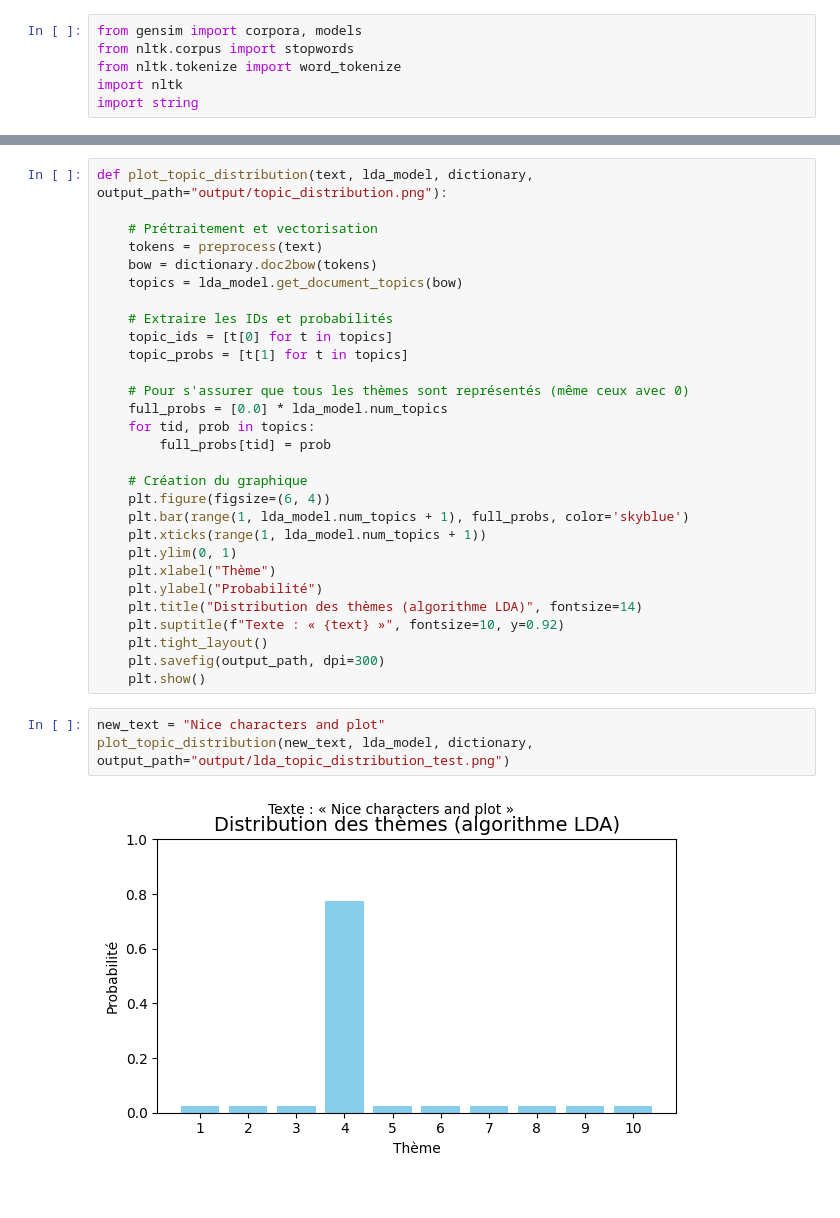
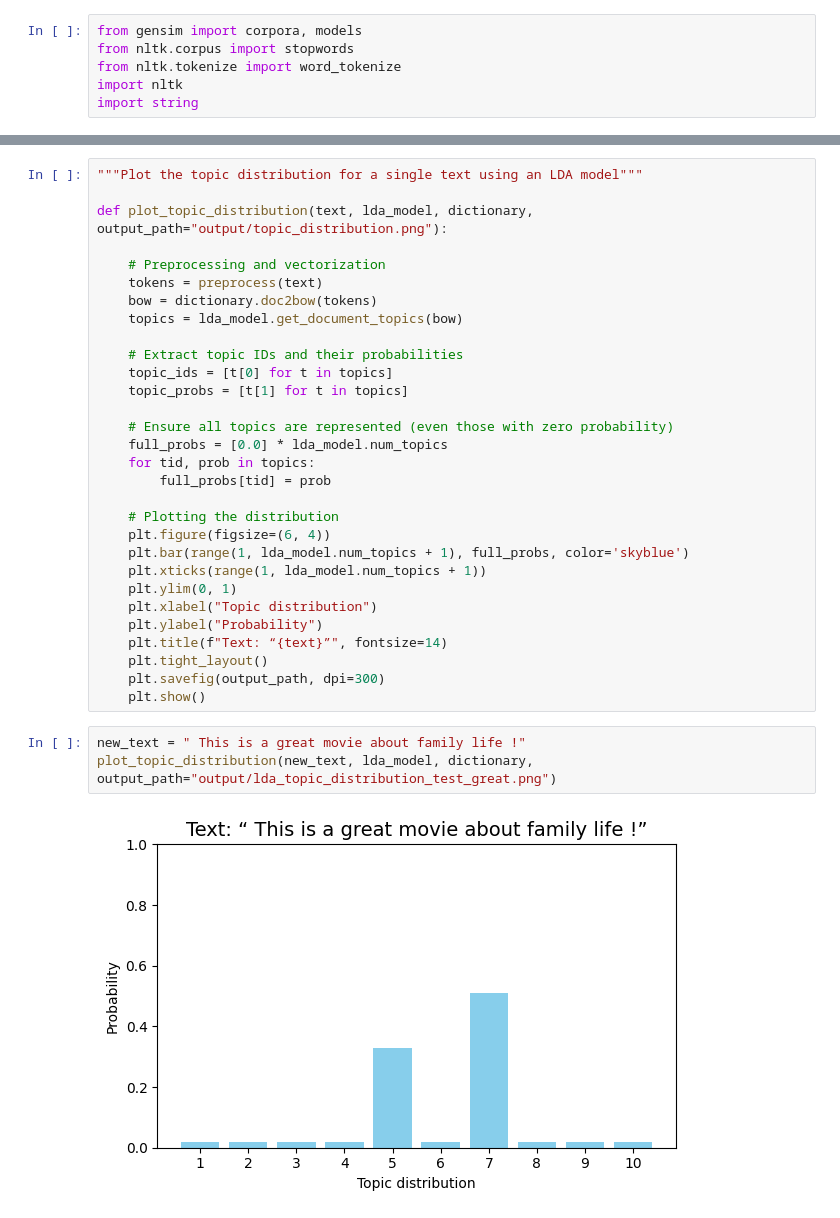
Before and after one commit to tonylauze/ensae_3A_S2_NLP, a Jupyter notebook: 1_descriptive_analysis_LDA.ipynb, the cells around one changed output, grey strips where cells are left out. Drawn from its saved outputs; the diff is of its cells as text.

Commit message:
output and code cleaning

```diff
--- a/1_descriptive_analysis_LDA.ipynb
+++ b/1_descriptive_analysis_LDA.ipynb
@@ -175,34 +176,35 @@ Inferred Topics:
 # %%
+"""Plot the topic distribution for a single text using an LDA model"""
+
 def plot_topic_distribution(text, lda_model, dictionary, output_path="output/topic_distribution.png"):
 
-    # Prétraitement et vectorisation
+    # Preprocessing and vectorization
     tokens = preprocess(text)
     bow = dictionary.doc2bow(tokens)
     topics = lda_model.get_document_topics(bow)
 
-    # Extraire les IDs et probabilités
+    # Extract topic IDs and their probabilities
     topic_ids = [t[0] for t in topics]
     topic_probs = [t[1] for t in topics]
 
-    # Pour s'assurer que tous les thèmes sont représentés (même ceux avec 0)
+    # Ensure all topics are represented (even those with zero probability)
     full_probs = [0.0] * lda_model.num_topics
     for tid, prob in topics:
         full_probs[tid] = prob
 
-    # Création du graphique
+    # Plotting the distribution
     plt.figure(figsize=(6, 4))
     plt.bar(range(1, lda_model.num_topics + 1), full_probs, color='skyblue')
     plt.xticks(range(1, lda_model.num_topics + 1))
     plt.ylim(0, 1)
-    plt.xlabel("Thème")
-    plt.ylabel("Probabilité")
-    plt.title("Distribution des thèmes (algorithme LDA)", fontsize=14)
-    plt.suptitle(f"Texte : « {text} »", fontsize=10, y=0.92)
+    plt.xlabel("Topic distribution")
+    plt.ylabel("Probability")
+    plt.title(f"Text: “{text}”", fontsize=14)
     plt.tight_layout()
     plt.savefig(output_path, dpi=300)
     plt.show()
 # %%
-new_text = "Nice characters and plot"
-plot_topic_distribution(new_text, lda_model, dictionary, output_path="output/lda_topic_distribution_test.png")
+new_text = " This is a great movie about family life !"
+plot_topic_distribution(new_text, lda_model, dictionary, output_path="output/lda_topic_distribution_test_great.png")
 # %% [output]
-[figure, old version]
+[figure, new version]
```
Also changed, not shown: parts of 8 cells of this notebook, 14 other files.
